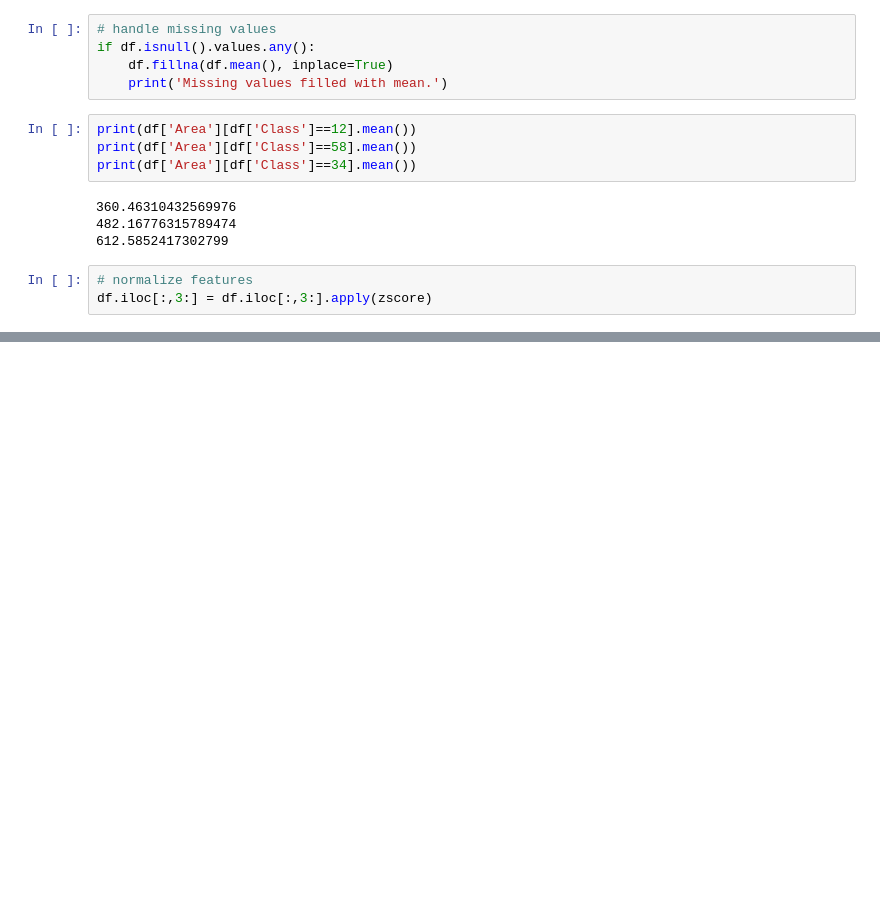
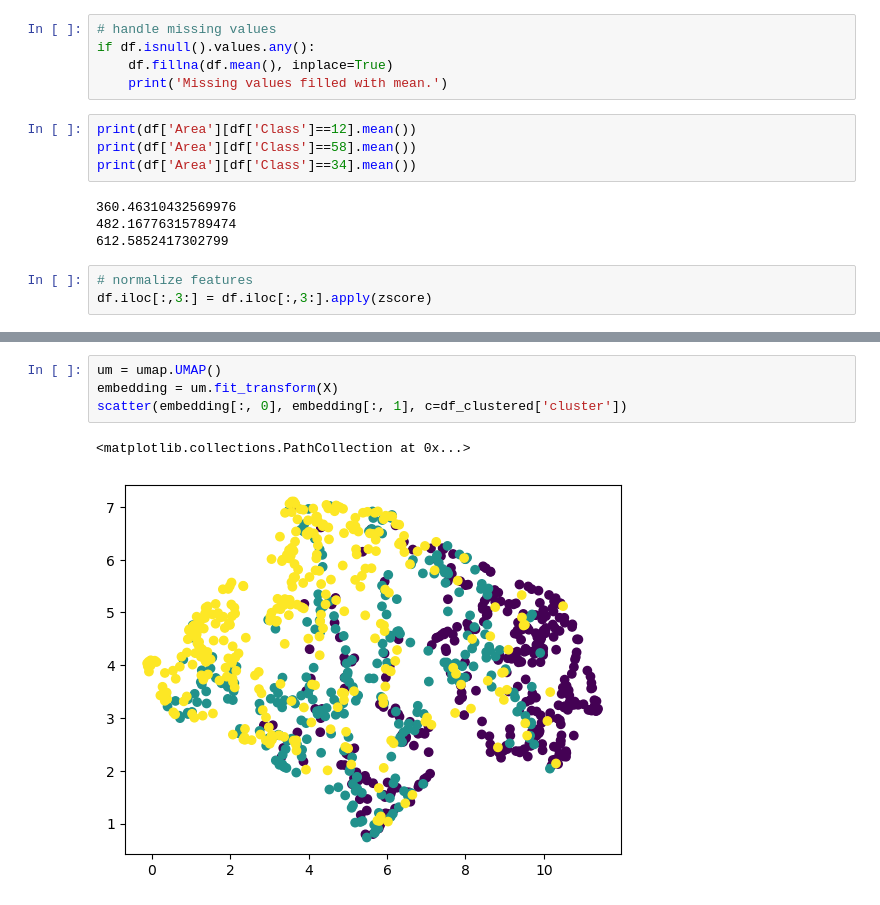
Before and after one commit to anqi-j/morphological-image-processing, a Jupyter notebook: classify/explore_clustering.ipynb, the cells around one changed output, grey strips where cells are left out. Cells and saved outputs as stored; diff of their text form; blank space fills up the shorter version.

Commit message:
Introduce t-SNE and UMAP.

```diff
--- a/classify/explore_clustering.ipynb
+++ b/classify/explore_clustering.ipynb
@@ -137,0 +193,7 @@ array([[ 0.01020371,  0.25787764,  0.24956431,  0.24138117,  0.24228789,
+# %%
+um = umap.UMAP()
+embedding = um.fit_transform(X)
+scatter(embedding[:, 0], embedding[:, 1], c=df_clustered['cluster'])
+# %% [output]
+<matplotlib.collections.PathCollection at 0x...>
+[figure, added]
```
Also changed, not shown: parts of 8 cells of this notebook.
